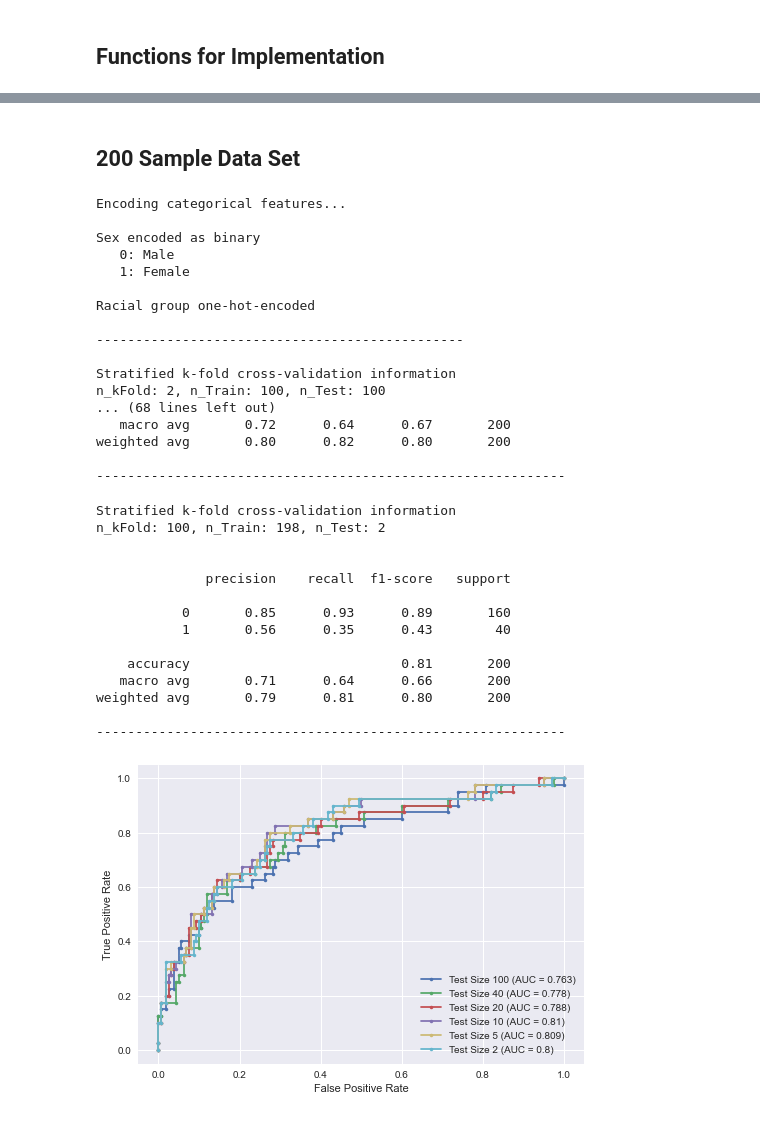
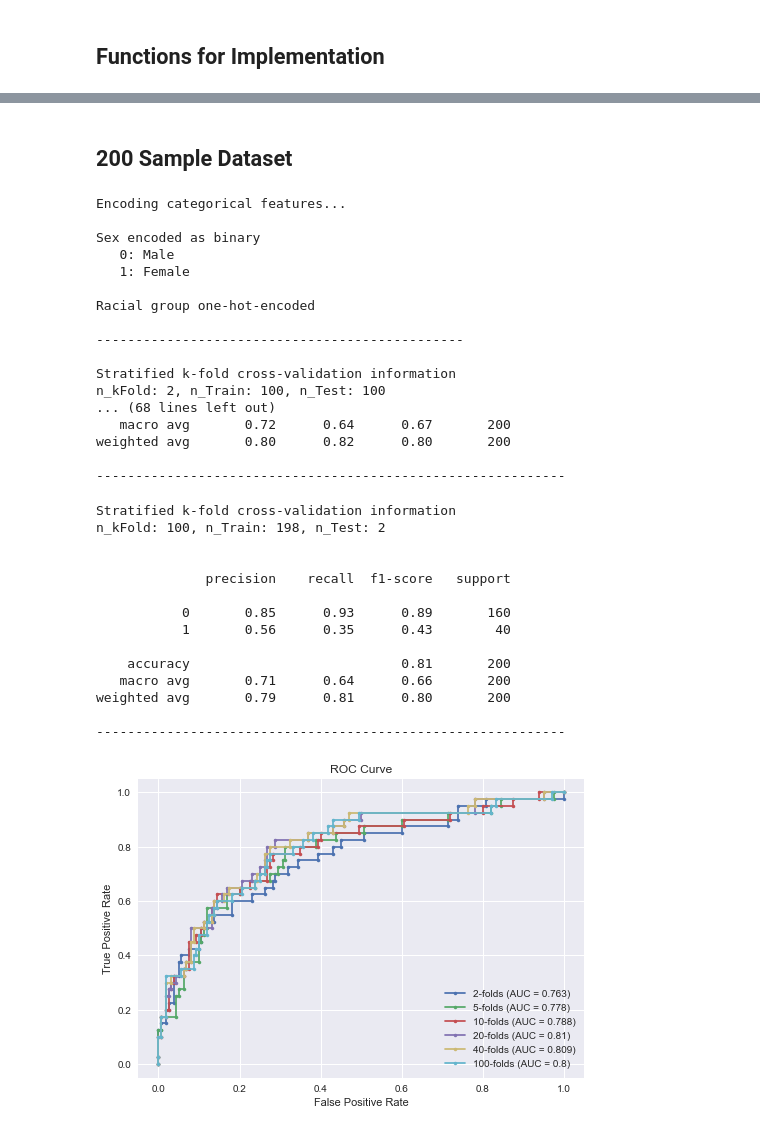
Before and after one commit to BrentonGraham/biomedical-ml-anschutz, a Jupyter notebook: 3. Logistic Regression & Cross-Validation/LogisticRegression&CrossValidation.ipynb, the cells around one changed output, grey strips where cells are left out. Saved outputs shown, nothing was run; the diff lists cells and outputs as text; code cells hidden in the pictures.

```diff
--- a/3. Logistic Regression & Cross-Validation/LogisticRegression&CrossValidation.ipynb
+++ b/3. Logistic Regression & Cross-Validation/LogisticRegression&CrossValidation.ipynb
@@ -172,4 +180 @@ def cat_feature_count_plot(df, n_col, fig_width, fig_height, hspace, wspace):
-# %%
-# Split data for visualizations
-X, y = X_y_split(df=data50_df, target='Pathologic?', to_numpy=False)
 # %% [markdown]
@@ -210,7 +256,7 @@ Text(0, 0.5, '')
 # %% [markdown]
 ## Categorical Variable Encoding
 # %%
-def encodeCategories(X):
+def encodeCategories(X, drop: bool):
     '''
     Function to encode categorical features
     Features with two categories will be encoded as binary
@@ -244,7 +290,10 @@ def encodeCategories(X):
 
             # Code adapted from Antonio Perez, PhD
             # Encode column
-            encoder = OneHotEncoder(handle_unknown='ignore', sparse=False)
+            if drop:
+                encoder = OneHotEncoder(handle_unknown='error', drop='first', sparse=False)
+            else:
+                encoder = OneHotEncoder(handle_unknown='ignore', sparse=False)
             encoder.fit(df[feature].to_numpy().reshape(-1, 1))
             encodedData = encoder.transform(df[feature].to_numpy().reshape(-1, 1))
 
@@ -321,7 +370,7 @@ def kFold_logReg_classification(X, y, k_fold: int):
         # Standardize features - train scalar on test set to prevent test set leak
         scaler = StandardScaler()               # Initialize scaler
         X_train = scaler.fit_transform(X_train) # Train scalar on training set and tranform training set
-        X_test = scaler.transform(X_test)       # Transform test set
+        X_test = scaler.transform(X_test)       # Transform test set using fit from training set
 
         # Train logistic regression model
         logisticReg = LogisticRegression()
@@ -373,6 +422,7 @@ def logReg_performance_eval(y_true, y_pred, y_score, roc_label):
     # ROC Curve
     #plt.figure()
     plt.plot(fpr, tpr, marker='.', label=f'{roc_label} (AUC = {round(auc, 3)})')
+    plt.title('ROC Curve')
     plt.xlabel('False Positive Rate')
     plt.ylabel('True Positive Rate')
     plt.legend(loc='lower right')
@@ -382,7 +432,7 @@ def logReg_performance_eval(y_true, y_pred, y_score, roc_label):
 # %%
 # Split into X, y and encode categorical features
 X, y = X_y_split(df=data50_df, target='Pathologic?', to_numpy=False)
-X = encodeCategories(X)
+X = encodeCategories(X, drop=False)
 print(f'-----------------------------------------------\n')
 
 # Store accuracy, precision and AUC for each fold size
@@ -391,8 +441,10 @@ fold_metrics = {
     'Test Size': [],
     'Train/Test Split': [],
     'Accuracy': [],
-    'ROC AUC': [],
+    'ROC-AUC': [],
 }
+
+print('-----------------------------------------------------------\n')
 
 # Implement k-fold cross-validation with logistic regression classifier for multiple sizes of k
 fold_size = [2, 5, 10, 25]
@@ -402,17 +454,17 @@ for k in fold_size:
     y_true, y_pred, y_score = kFold_logReg_classification(X=X.to_numpy(), y=y.to_numpy(), k_fold=k)
 
     # Evaluate performance with classification report and ROC
-    test_size = int(len(y)/k)
-    train_size = int(len(y)-test_size)
-    logReg_performance_eval(y_true=y_true, y_pred=y_pred, y_score=y_score, roc_label=f'Test Size {test_size}')
+    logReg_performance_eval(y_true=y_true, y_pred=y_pred, y_score=y_score, roc_label=f'{k}-folds')
     print(f'------------------------------------------------------------\n')
 
     # Store metrics for each fold size
+    test_size = int(len(y)/k)
+    train_size = int(len(y)-test_size)
     fold_metrics['Fold Size'].append(k)
     fold_metrics['Test Size'].append(test_size)
-    fold_metrics['Train/Test Split'].append(f'{int(100*train_size/len(y))}/{int(100*test_size/len(y))}')
+    fold_metrics['Train/Test Split'].append(f'{int(100*train_size/len(y))}/{100-int(100*train_size/len(y))}')
     fold_metrics['Accuracy'].append(round(accuracy_score(y_true, y_pred), 3))
-    fold_metrics['ROC AUC'].append(round(roc_auc_score(y_true, y_score), 3))
+    fold_metrics['ROC-AUC'].append(round(roc_auc_score(y_true, y_score), 3))
 # %% [output]
 Encoding categorical features...
 
@@ -450,9 +512,9 @@ The summary table above shows the effect that fold-size has on classifier accura
 # %% [markdown]
-## 200 Sample Data Set
+## 200 Sample Dataset
 # %%
 # Split into X, y and encode categorical features
 X, y = X_y_split(df=data200_df, target='Pathologic?', to_numpy=False)
-X = encodeCategories(X)
+X = encodeCategories(X, drop=False)
 print(f'-----------------------------------------------\n')
 
 # Store accuracy, precision and AUC for each fold size
@@ -461,7 +523,7 @@ fold_metrics = {
     'Test Size': [],
     'Train/Test Split': [],
     'Accuracy': [],
-    'ROC AUC': [],
+    'ROC-AUC': [],
 }
 
 # Implement k-fold cross-validation with logistic regression classifier for multiple sizes of k
@@ -474,45 +536,45 @@ for k in fold_size:
     # Evaluate performance with classification report and ROC
     test_size = int(len(y)/k)
     train_size = int(len(y)-test_size)
-    logReg_performance_eval(y_true=y_true, y_pred=y_pred, y_score=y_score, roc_label=f'Test Size {test_size}')
+    logReg_performance_eval(y_true=y_true, y_pred=y_pred, y_score=y_score, roc_label=f'{k}-folds')
     print(f'------------------------------------------------------------\n')
 
     # Store metrics for each fold size
     fold_metrics['Fold Size'].append(k)
     fold_metrics['Test Size'].append(test_size)
-    fold_metrics['Train/Test Split'].append(f'{int(100*train_size/len(y))}/{int(100*test_size/len(y))}')
+    fold_metrics['Train/Test Split'].append(f'{int(100*train_size/len(y))}/{100-int(100*train_size/len(y))}')
     fold_metrics['Accuracy'].append(round(accuracy_score(y_true, y_pred), 3))
-    fold_metrics['ROC AUC'].append(round(roc_auc_score(y_true, y_score), 3))
+    fold_metrics['ROC-AUC'].append(round(roc_auc_score(y_true, y_score), 3))
 # %% [output]
 Encoding categorical features...
 
 Sex encoded as binary
    0: Male
    1: Female
 
 Racial group one-hot-encoded
 
 -----------------------------------------------
 
 Stratified k-fold cross-validation information
 n_kFold: 2, n_Train: 100, n_Test: 100
 ... (68 lines left out)
    macro avg       0.72      0.64      0.67       200
 weighted avg       0.80      0.82      0.80       200
 
 ------------------------------------------------------------
 Stratified k-fold cross-validation information
 n_kFold: 100, n_Train: 198, n_Test: 2
 
 
               precision    recall  f1-score   support
 
            0       0.85      0.93      0.89       160
            1       0.56      0.35      0.43        40
 
     accuracy                           0.81       200
    macro avg       0.71      0.64      0.66       200
 weighted avg       0.79      0.81      0.80       200
 
 ------------------------------------------------------------
-[figure, old version]
+[figure, new version]
```
Also changed, not shown: parts of 46 cells of this notebook.
